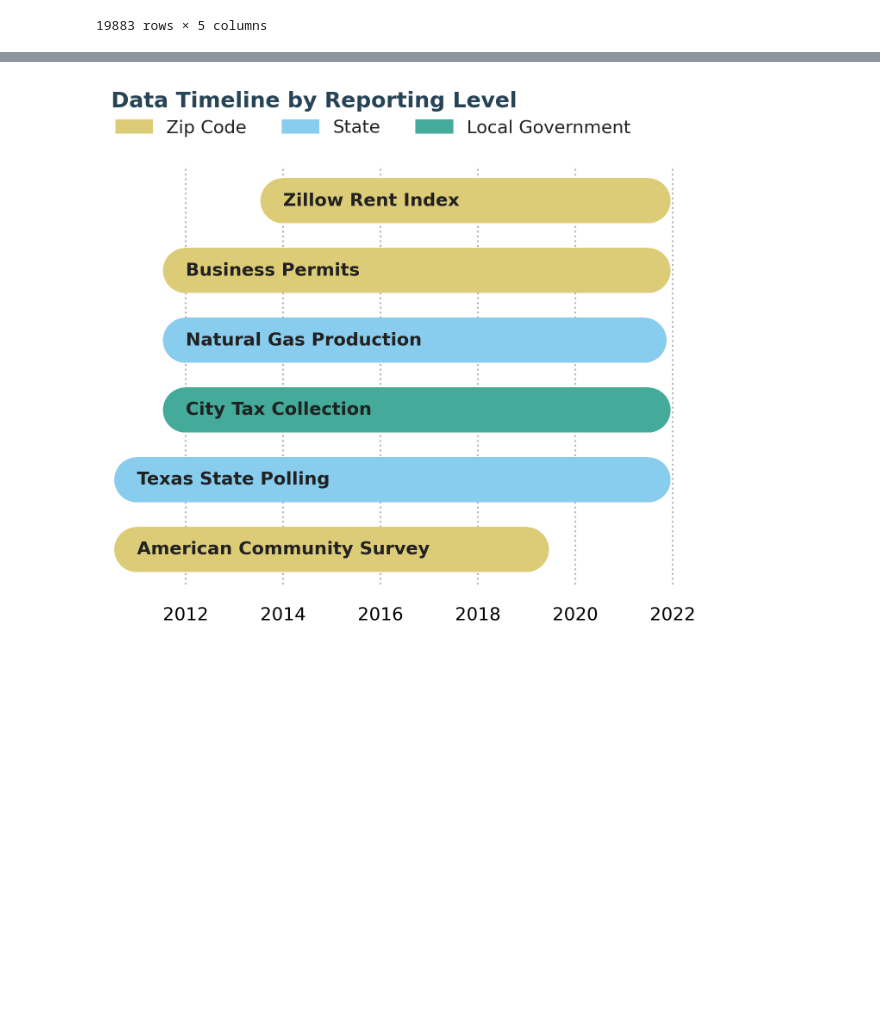
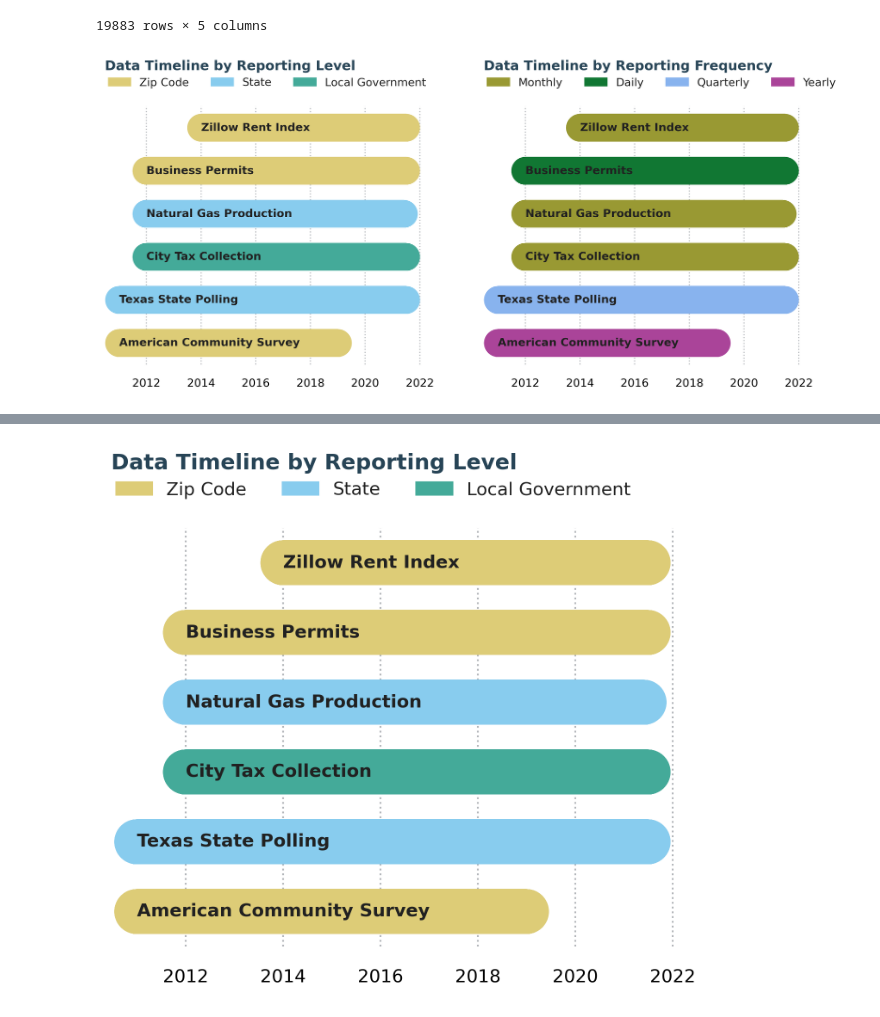
Before and after one commit to HaydenWarren/zri-forecast, a Jupyter notebook: hayden/timeline_barplots.ipynb, the cells around one changed output, grey strips where cells are left out. Cells and saved outputs as stored; diff of their text form; code cells hidden in the pictures; blank space fills up the shorter version.

Commit message:
made barplots figure side by side to be better viewed on a webpage

```diff
--- a/hayden/timeline_barplots.ipynb
+++ b/hayden/timeline_barplots.ipynb
@@ -126,3 +126,86 @@ viz_df
 | 19881 | Zip Code | 5 | 2018-12-30 | yearly | American Community Survey |
 | 19882 | Zip Code | 5 | 2018-12-31 | yearly | American Community Survey |
 19883 rows × 5 columns
+# %%
+# Create figure
+fig, axs= plt.subplots(1,2,
+#                        sharex = True, constrained_layout=True,
+#                        sharey = True,
+                       figsize=(10,4)
+                      )
+
+# make color palette
+colors = ['#ddcc77','#88ccee','#44aa99']
+# create figure
+g=sns.stripplot(hue="data_level",y='data_num', x="date",
+              data=viz_df,orient="h",
+              jitter=False, s=25, linewidth=0,ax=axs[0],
+              palette=colors
+               )
+# put in text annotation in each bar.
+for row in range(0,len(df),2):
+    axs[0].text(x = df.loc[row,'date'],
+             y = df.loc[row,'data_num'],
+             s = df.loc[row,'data_name'],
+            verticalalignment='center',
+            fontweight='bold',
+            color = '#212121')
+
+# create legend
+acutal_patch = mpatches.Patch(color=colors[0],
+                           label='Zip Code')
+lasso_patch = mpatches.Patch(color=colors[1],
+                           label='State')
+rf_patch = mpatches.Patch(color=colors[2],
+                           label='Local Government')
+axs[0].legend(handles=[acutal_patch,lasso_patch,rf_patch],
+           loc='center left',
+           bbox_to_anchor=(-0.02, 1.09),frameon=False,ncol=3,
+                title = '')
+
+# axis labels and titles
+axs[0].set(xlabel='', ylabel='',title='Data Timeline by Reporting Level\n\n')
+# remove y ticks
+axs[0].set_yticklabels([])
+
+# make color palette
+colors = ['#999933','#117733','#88b3ee','#aa4499']
+# Create figure
+g = sns.stripplot(
+    hue="frequency",y='data_num', x="date",
+    data=viz_df,orient="h",
+    jitter=False, s=25, linewidth=0,ax=axs[1],
+    palette=colors
+)
+# put in text annotation in each bar.
+for row in range(0,len(df),2):
+    axs[1].text(
+        x = df.loc[row,'date'],
+        y = df.loc[row,'data_num'],
+        s = df.loc[row,'data_name'],
+        verticalalignment='center',
+        fontweight='bold',
+        color = '#212121'
+    )
+# create legend patches
+Monthly = mpatches.Patch(color=colors[0],
+                           label='Monthly')
+Daily = mpatches.Patch(color=colors[1],
+                           label='Daily')
+Quarterly = mpatches.Patch(color=colors[2],
+                           label='Quarterly')
+Yearly = mpatches.Patch(color=colors[3],
+                           label='Yearly')
+axs[1].legend(
+    handles=[Monthly,Daily,Quarterly,Yearly],
+           loc='center left',
+           bbox_to_anchor=(-0.02, 1.09),frameon=False,ncol=4,
+                title = '')
+# axis labels and titles
+axs[1].set(xlabel='', ylabel='',title='Data Timeline by Reporting Frequency\n\n')
+# remove y ticks
+axs[1].set_yticklabels([])
+
+plt.show()
+# %% [output]
+[figure, added]
```
Also changed, not shown: parts of 1 cell of this notebook.
